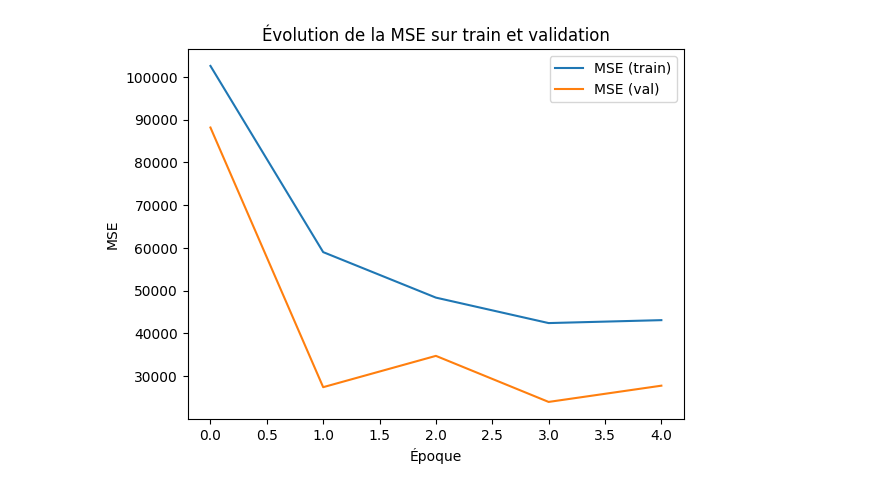
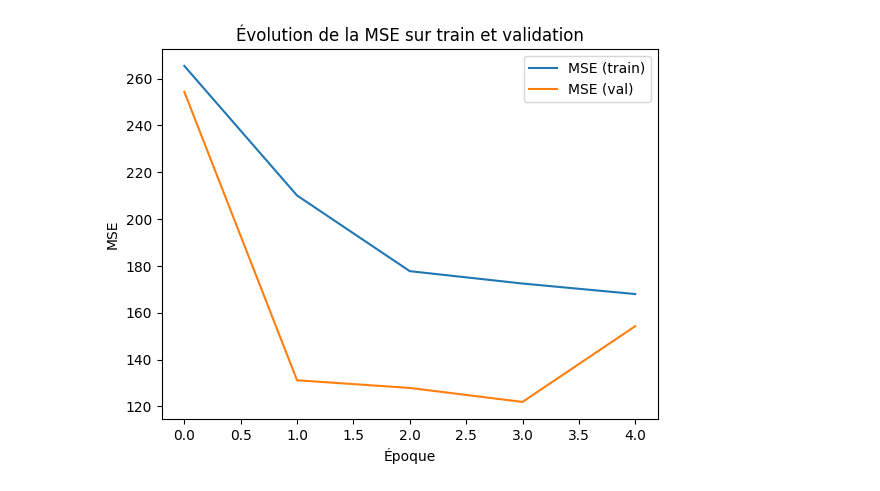
Before and after one commit to mc-will/BYU_Locating-Bacterial_Flagellar_Motors_2025, a Jupyter notebook: notebooks/pierrero_cnn_sur_padding.ipynb, the cells around one changed output. Cells and saved outputs as stored; diff of their text form; code cells hidden in the pictures.

```diff
--- a/notebooks/pierrero_cnn_sur_padding.ipynb
+++ b/notebooks/pierrero_cnn_sur_padding.ipynb
@@ -1,4 +1,6 @@
 # %%
+%load_ext autoreload
+%autoreload 2
 import os
 from tensorflow.keras.preprocessing.image import load_img, img_to_array
 import numpy as np
@@ -6,7 +8,8 @@ import pandas as pd
 
 
 def get_image_path(tomo_id):
-    img_dir = '../data/pictures_process/mean_image_padded'
+    #img_dir = '../data/pictures_process/mean_image_padded'
+    img_dir = '../data/pictures_process/mean_contrast'
     return os.path.join(img_dir, f'image_moyenne_{tomo_id}.jpg')
 
 
@@ -52,16 +55,20 @@ from tensorflow.keras import Sequential, Input, layers
 
 model = Sequential()
 model.add(Input(shape=(960, 960, 3)))
-model.add(layers.Conv2D(6, kernel_size=3, activation='relu'))
-model.add(layers.MaxPooling2D(pool_size=2))
-model.add(layers.Conv2D(4, kernel_size=3, activation='relu'))
-model.add(layers.MaxPooling2D(pool_size=2))
+model.add(layers.Conv2D(16, 3, activation='relu'))
+model.add(layers.MaxPooling2D(2))
+model.add(layers.Conv2D(32, 3, activation='relu'))
+model.add(layers.MaxPooling2D(2))
+model.add(layers.Conv2D(64, 3, activation='relu'))
+model.add(layers.MaxPooling2D(2))
 model.add(layers.Flatten())
-model.add(layers.Dense(64, activation='relu'))    # Couche cachée ajoutée ici
+model.add(layers.Dense(64, activation='relu'))
 model.add(layers.Dense(2, activation='linear'))
+model.summary()
 
 model.compile(
     optimizer='adam',
-    loss='mse',
-    metrics=['mse']
+    loss='mae',
+    metrics=['mae']
 )
+model.summary()
@@ -87,12 +112,12 @@ Epoch 5/5
 # %%
 import matplotlib.pyplot as plt
 
-plt.plot(history.history['mse'], label='MSE (train)')
-plt.plot(history.history['val_mse'], label='MSE (val)')
+plt.plot(history.history['mae'], label='MSE (train)')
+plt.plot(history.history['val_mae'], label='MSE (val)')
 plt.xlabel('Époque')
 plt.ylabel('MSE')
 plt.legend()
 plt.title('Évolution de la MSE sur train et validation')
 plt.show()
 # %% [output]
-[figure, old version]
+[figure, new version]
```
Also changed, not shown: parts of 6 cells of this notebook, 1 other file.
